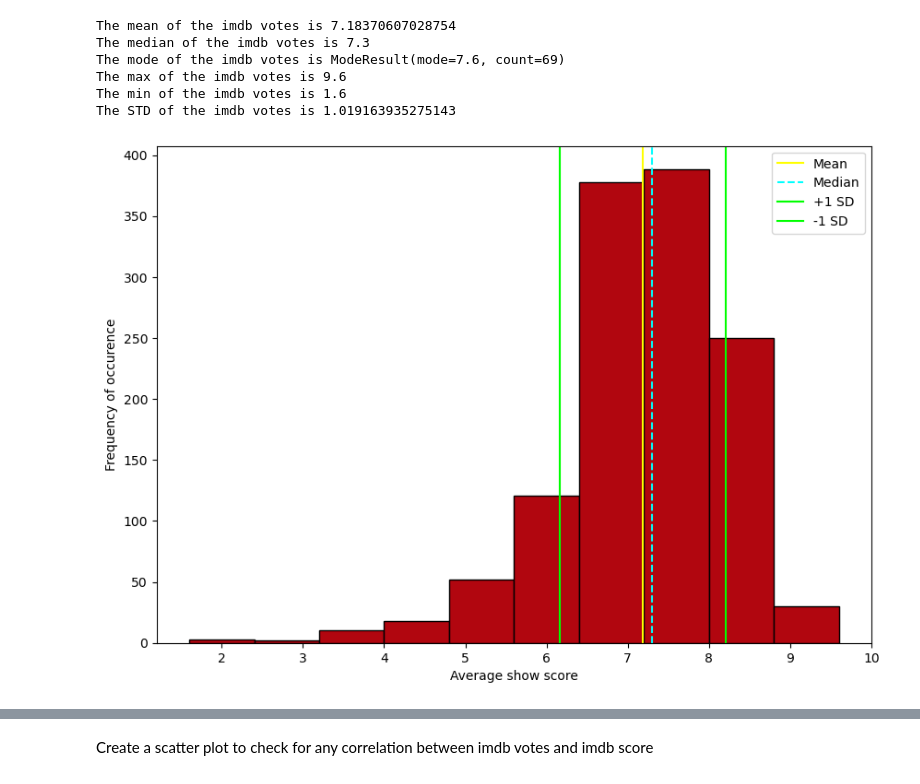
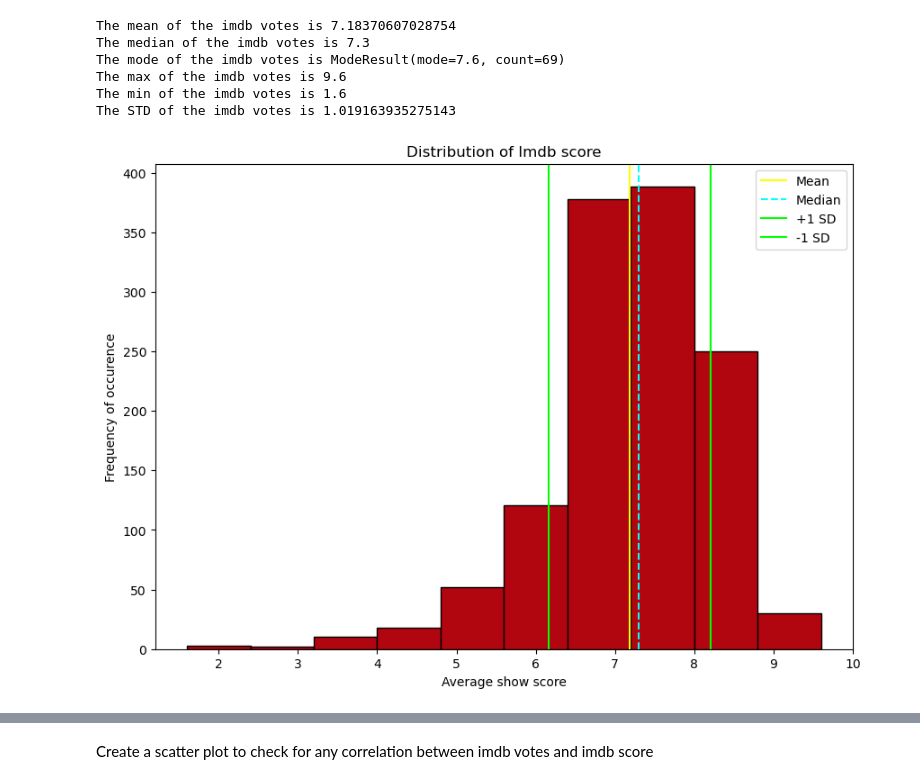
Before and after one commit to NidaB-C/NetflixEDA, a Jupyter notebook: 03_imdb_scores_votes_genres.ipynb, the cells around one changed output, grey strips where cells are left out. Cells and saved outputs as stored; diff of their text form; code cells hidden in the pictures.

```diff
--- a/03_imdb_scores_votes_genres.ipynb
+++ b/03_imdb_scores_votes_genres.ipynb
@@ -151,17 +151,18 @@ The STD of the imdb votes is 1.019163935275143
 # %%
 #Histogram distribution
 plt.hist(scores,color='#B1060F',edgecolor='k')
 plt.xlabel("Average show score")
 plt.ylabel("Frequency of occurence")
 plt.axvline(sm, color='yellow',label='Mean')
 plt.axvline(sme, color='cyan', linestyle='dashed',label='Median')
 plt.axvline(sm + sstd, color='lime',label='+1 SD')
 plt.axvline(sm - sstd, color='lime',label='-1 SD')
+plt.title("Distribution of Imdb score")
 plt.legend()
 plt.rcParams['figure.figsize'] = [10, 7]
 plt.savefig('Images/03_E_2_Distribution_of_imdb_scores.png')
 # %% [output]
-[figure, old version]
+[figure, new version]
 # %%
 print(st.normaltest(scores.sample(200)))
 
```
Also changed, not shown: parts of 9 cells of this notebook, 5 other files.
